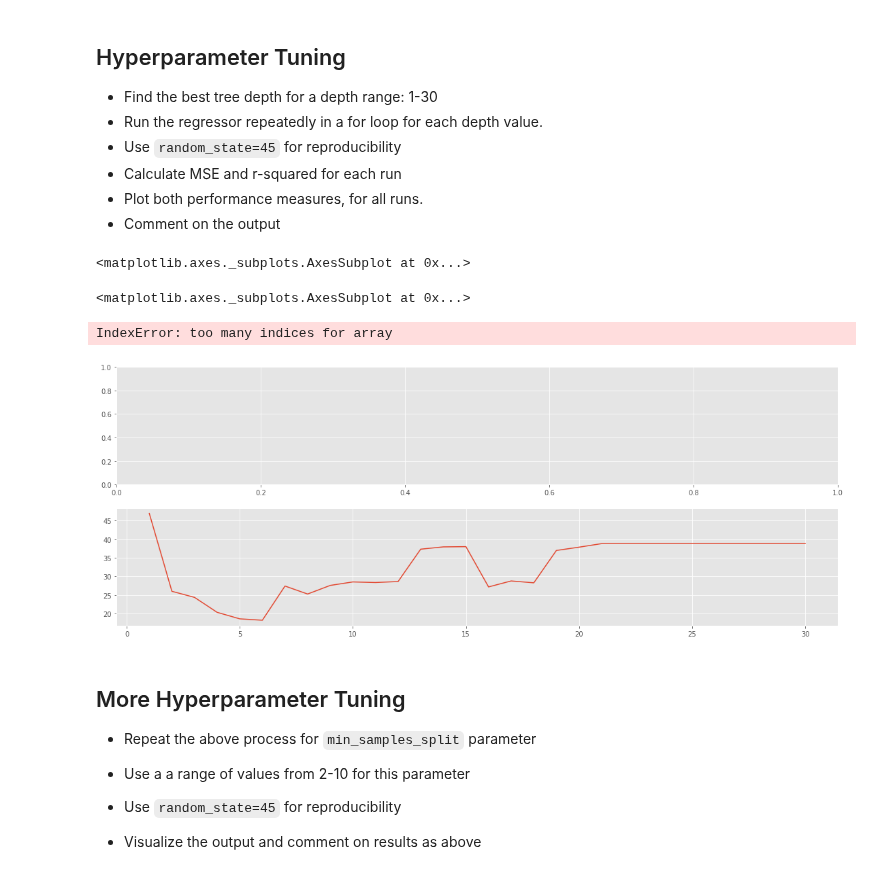
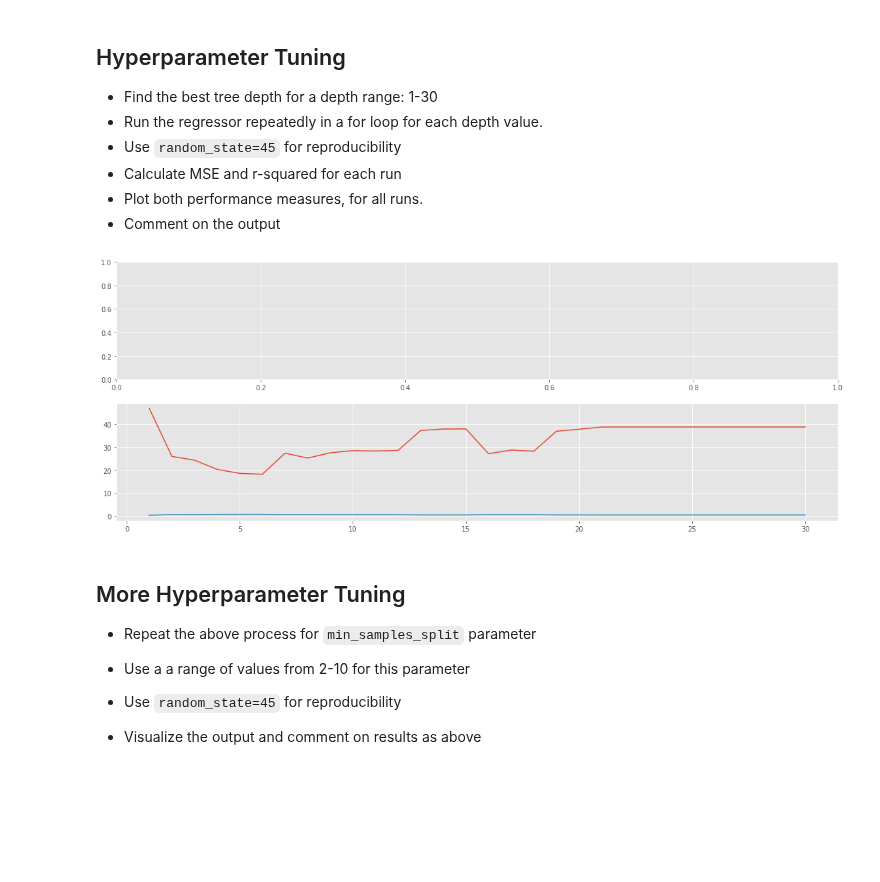
Before and after one commit to ColinFangshu/dsc-tuning-regression-trees-lab-seattle-ds-career-051319, a Jupyter notebook: index.ipynb, the cells around one changed output. Cells and saved outputs as stored; diff of their text form; code cells hidden in the pictures; blank space fills up the shorter version.

```diff
--- a/index.ipynb
+++ b/index.ipynb
@@ -176,24 +176,15 @@ for depth in tree_depth:
     score = performance(y_test, clf_pred)
     mse_results.append(score[1])
     r2_results.append(score[0])
-# %%
-axes[1]
-# %% [output]
-<matplotlib.axes._subplots.AxesSubplot at 0x...>
-# %%
-axes[0]
-# %% [output]
-<matplotlib.axes._subplots.AxesSubplot at 0x...>
 # %%
 import matplotlib.pyplot as plt
 plt.style.use('ggplot')
 
 fig, axes = plt.subplots(2,1, figsize=(19, 7))
 axes[0] = plt.plot(tree_depth, mse_results, label='Mean squared error of each max tree depth')
-axes[1, 0] = plt.plot(tree_depth, r2_results, label='R squared of each max tree depth')
+axes[1] = plt.plot(tree_depth, r2_results, label='R squared of each max tree depth')
 # %% [output]
-IndexError: too many indices for array
-[figure, old version]
+[figure, new version]
 # %% [markdown]
 ## More Hyperparameter Tuning
 
```
